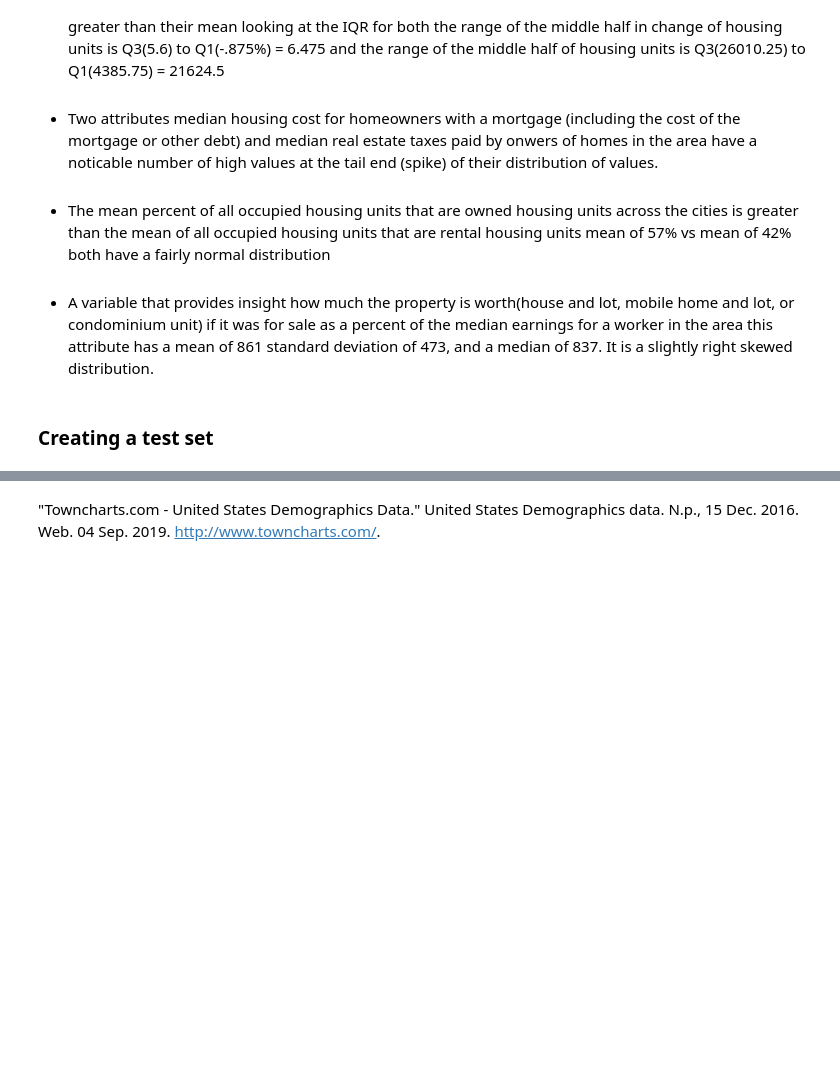
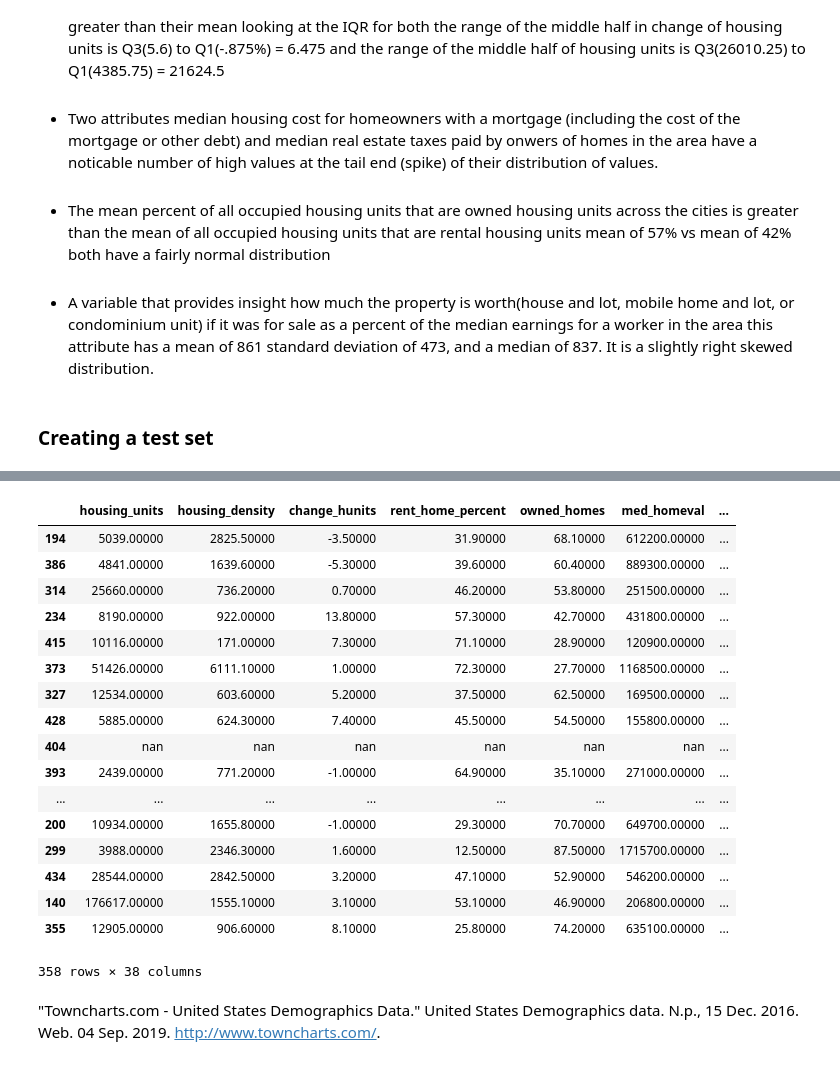
Before and after one commit to clazaro97chosen/California_Rental_Property_Project, a Jupyter notebook: California_Housing.ipynb, the cells around one changed output, grey strips where cells are left out. Saved outputs shown, nothing was run; the diff lists cells and outputs as text; code cells hidden in the pictures; blank space fills up the shorter version.

```diff
--- a/California_Housing.ipynb
+++ b/California_Housing.ipynb
@@ -241,2 +301,30 @@ plt.show()
+# %%
+from sklearn.model_selection import StratifiedShuffleSplit
+
+split = StratifiedShuffleSplit(n_splits=1,test_size=0.2,random_state=22)
+for train_index,test_index in split.split(housing,housing['owner_cost_cat']):
+    strat_train_set  = housing.reindex(train_index)
+    strat_test_set = housing.reindex(test_index)
+# %%
+strat_train_set
+# %% [output]
+|  | housing_units | housing_density | change_hunits | rent_home_percent | owned_homes | med_homeval | ... |
+| 194 | 5039.00000 | 2825.50000 | -3.50000 | 31.90000 | 68.10000 | 612200.00000 | ... |
+| 386 | 4841.00000 | 1639.60000 | -5.30000 | 39.60000 | 60.40000 | 889300.00000 | ... |
+| 314 | 25660.00000 | 736.20000 | 0.70000 | 46.20000 | 53.80000 | 251500.00000 | ... |
+| 234 | 8190.00000 | 922.00000 | 13.80000 | 57.30000 | 42.70000 | 431800.00000 | ... |
+| 415 | 10116.00000 | 171.00000 | 7.30000 | 71.10000 | 28.90000 | 120900.00000 | ... |
+| 373 | 51426.00000 | 6111.10000 | 1.00000 | 72.30000 | 27.70000 | 1168500.00000 | ... |
+| 327 | 12534.00000 | 603.60000 | 5.20000 | 37.50000 | 62.50000 | 169500.00000 | ... |
+| 428 | 5885.00000 | 624.30000 | 7.40000 | 45.50000 | 54.50000 | 155800.00000 | ... |
+| 404 | nan | nan | nan | nan | nan | nan | ... |
+| 393 | 2439.00000 | 771.20000 | -1.00000 | 64.90000 | 35.10000 | 271000.00000 | ... |
+| ... | ... | ... | ... | ... | ... | ... | ... |
+| 200 | 10934.00000 | 1655.80000 | -1.00000 | 29.30000 | 70.70000 | 649700.00000 | ... |
+| 299 | 3988.00000 | 2346.30000 | 1.60000 | 12.50000 | 87.50000 | 1715700.00000 | ... |
+| 434 | 28544.00000 | 2842.50000 | 3.20000 | 47.10000 | 52.90000 | 546200.00000 | ... |
+| 140 | 176617.00000 | 1555.10000 | 3.10000 | 53.10000 | 46.90000 | 206800.00000 | ... |
+| 355 | 12905.00000 | 906.60000 | 8.10000 | 25.80000 | 74.20000 | 635100.00000 | ... |
+358 rows × 38 columns
 # %% [markdown]
 "Towncharts.com - United States Demographics Data." United States Demographics data. N.p., 15 Dec. 2016. Web. 04 Sep. 2019. <http://www.towncharts.com/>.
```
Also changed, not shown: parts of 13 cells of this notebook.
